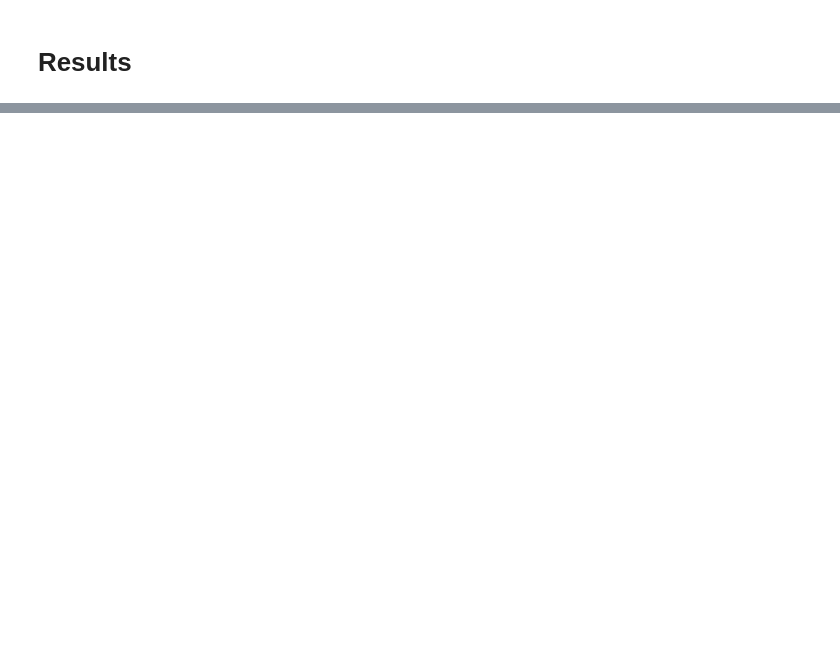
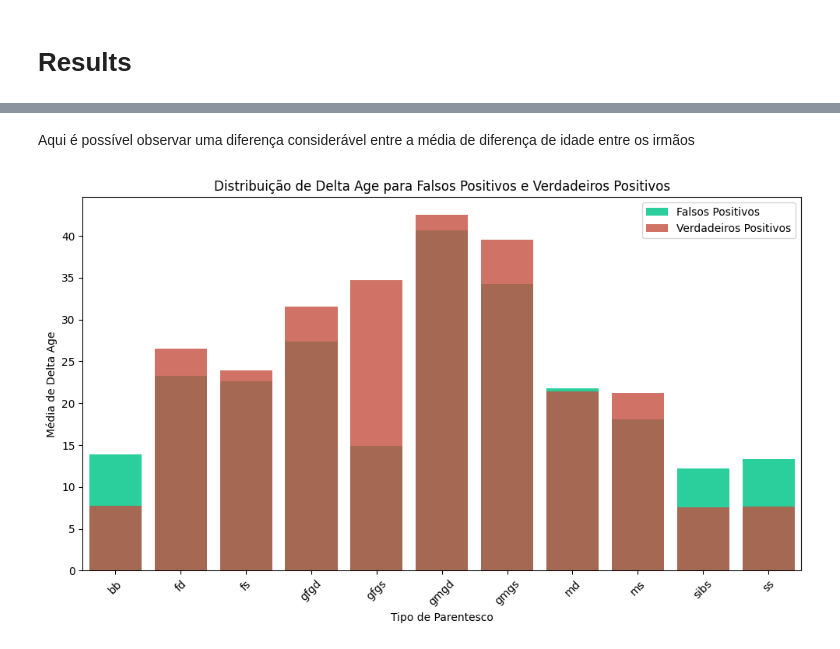
Before and after one commit to vitalwarley/research, a Jupyter notebook: notebooks/rfiw_track1_test.ipynb, the cells around one changed output, grey strips where cells are left out. Drawn from its saved outputs; the diff is of its cells as text; code cells hidden in the pictures; blank space fills up the shorter version.

```diff
--- a/notebooks/rfiw_track1_test.ipynb
+++ b/notebooks/rfiw_track1_test.ipynb
@@ -120,0 +148,28 @@ avg : 0.7895226832398158
+# %%
+def plot_distribution(df_a, df_b, a, b, title):
+    # Calcular a distribuição de age_diff por kin_relation para FP e FN
+    a_distribution = df_a.groupby('kin_relation')['delta_age'].mean().reset_index()
+    b_distribution = df_b.groupby('kin_relation')['delta_age'].mean().reset_index()
+
+    # Juntar os dados para FP e FN em um único DataFrame
+    merged_data = pd.merge(a_distribution, b_distribution, on='kin_relation', suffixes=('_a', '_b'))
+
+    # Plot de barras empilhadas
+    plt.figure(figsize=(10, 6))
+    sns.barplot(x='kin_relation', y='delta_age_a', data=merged_data, color='#0eeba5', label=a)
+    sns.barplot(x='kin_relation', y='delta_age_b', data=merged_data, color='#db3e2a', label=b, alpha=0.8)
+
+    plt.xlabel('Tipo de Parentesco')
+    plt.ylabel('Média de Delta Age')
+    plt.title(title)
+    plt.legend()
+
+    plt.xticks(rotation=45)
+    plt.tight_layout()
+    plt.show()
+# %% [markdown]
+Aqui é possível observar uma diferença considerável entre a média de diferença de idade entre os irmãos
+# %%
+plot_distribution(FP, TP, 'Falsos Positivos', 'Verdadeiros Positivos', 'Distribuição de Delta Age para Falsos Positivos e Verdadeiros Positivos')
+# %% [output]
+[figure, added]
```
Also changed, not shown: parts of 17 cells of this notebook.
